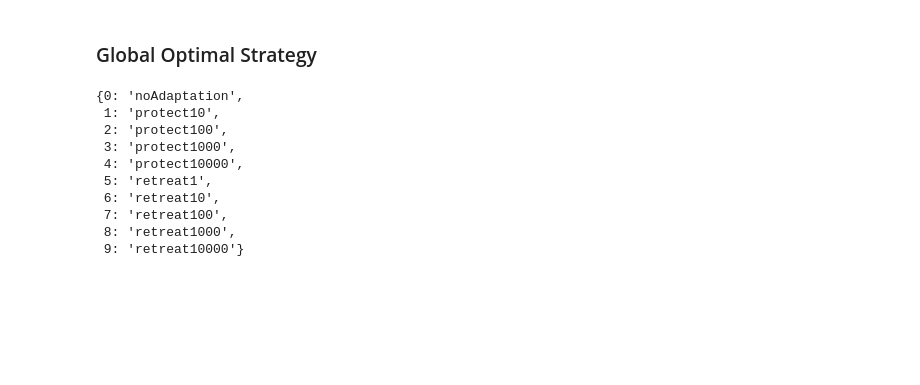
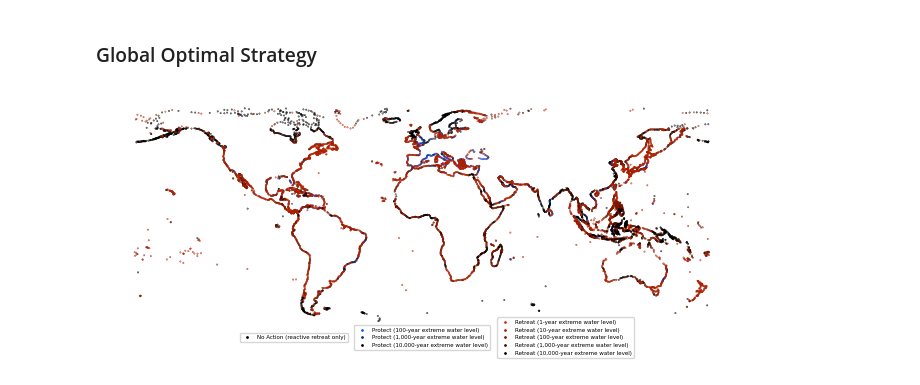
Before and after one commit to bolliger32/ice-sheet-impacts, a Jupyter notebook: code/5-generate-manuscript-content.ipynb, the cells around one changed output. Saved outputs shown, nothing was run; the diff lists cells and outputs as text; code cells hidden in the pictures; blank space fills up the shorter version.

```diff
--- a/code/5-generate-manuscript-content.ipynb
+++ b/code/5-generate-manuscript-content.ipynb
@@ -644,8 +684,7 @@ segshp = inputs[["seg_lon", "seg_lat", "seg"]].to_dataframe()
 segshp = segshp.groupby("seg")[["seg_lon", "seg_lat"]].first()
 segshp = gpd.GeoSeries.from_xy(segshp.seg_lon, segshp.seg_lat, crs="EPSG:4326", name="geometry")
 
-def _update_name(case):
-    return {0: 'No Action (reactive retreat only)',
+name_key = {0: 'No Action (reactive retreat only)',
  1: 'Protect (10-year extreme water level)',
  2: 'Protect (100-year extreme water level)',
  3: 'Protect (1,000-year extreme water level)',
@@ -654,5 +693,8 @@ def _update_name(case):
  6: 'Retreat (10-year extreme water level)',
  7: 'Retreat (100-year extreme water level)',
  8: 'Retreat (1,000-year extreme water level)',
- 9: 'Retreat (10,000-year extreme water level)'}[case]
-oc = segshp.to_frame().join(res.sel(iam=sel_iam, ssp=sel_ssp, scenario=bl).optimal_case.to_series()).replace()
+ 9: 'Retreat (10,000-year extreme water level)'}
+
+oc = segshp.to_frame().join(res.sel(iam=sel_iam, ssp=sel_ssp, scenario=bl).optimal_case.to_series())
+oc["optimal_case_str"] = oc.optimal_case.replace(name_key)
+oc = oc.sort_values("optimal_case")
@@ -661,13 +700,0 @@ from ast import literal_eval
-# %%
-{v: k for k, v in literal_eval(res.optimal_case.attrs["Description"][18:]).items()}
-# %% [output]
-{0: 'noAdaptation',
- 1: 'protect10',
- 2: 'protect100',
- 3: 'protect1000',
- 4: 'protect10000',
- 5: 'retreat1',
- 6: 'retreat10',
- 7: 'retreat100',
- 8: 'retreat1000',
- 9: 'retreat10000'}
@@ -806,0 +701,31 @@ segshp = segshp.join(e)
+# %%
+fig, ax = plt.subplots(figsize=(6.4, 3), subplot_kw={"projection": ccrs.Robinson()}, constrained_layout=True)
+cmaps = ["grey", cm.linear_ternary_blue_0_44_c57_r, cm.linear_ternary_red_0_50_c52_r]
+locs = [.3, .5, .725]
+for ix, kind in enumerate(["No Action", "Protect", "Retreat"]):
+    this = oc[oc.optimal_case_str.str.contains(kind)]
+    names = this.groupby(this.optimal_case).first().optimal_case_str
+    ax = this.plot(
+        column="optimal_case",
+        categorical=True,
+        cmap=cmaps[ix],
+        legend=True,
+        ax=ax,
+        legend_kwds={
+            "bbox_to_anchor": (locs[ix], .09),
+            "bbox_transform": fig.transFigure,
+            "loc": "center",
+            "fontsize": 4,
+            "markerscale": .2
+        },
+        s=.1
+    )
+    legend = ax.get_legend()
+    [l.set_text(names[int(l.get_text())]) for ix, l in enumerate(legend.get_texts())]
+    if ix < 2:
+        ax.add_artist(ax.get_legend())
+ax.coastlines(alpha=0.5)
+ax.axis("off")
+fig.savefig(shared.DIR_FIGS / "adaptation-map.png", dpi=DPI)
+# %% [output]
+[figure, added]
```
Also changed, not shown: parts of 12 cells of this notebook, 2 other files.
